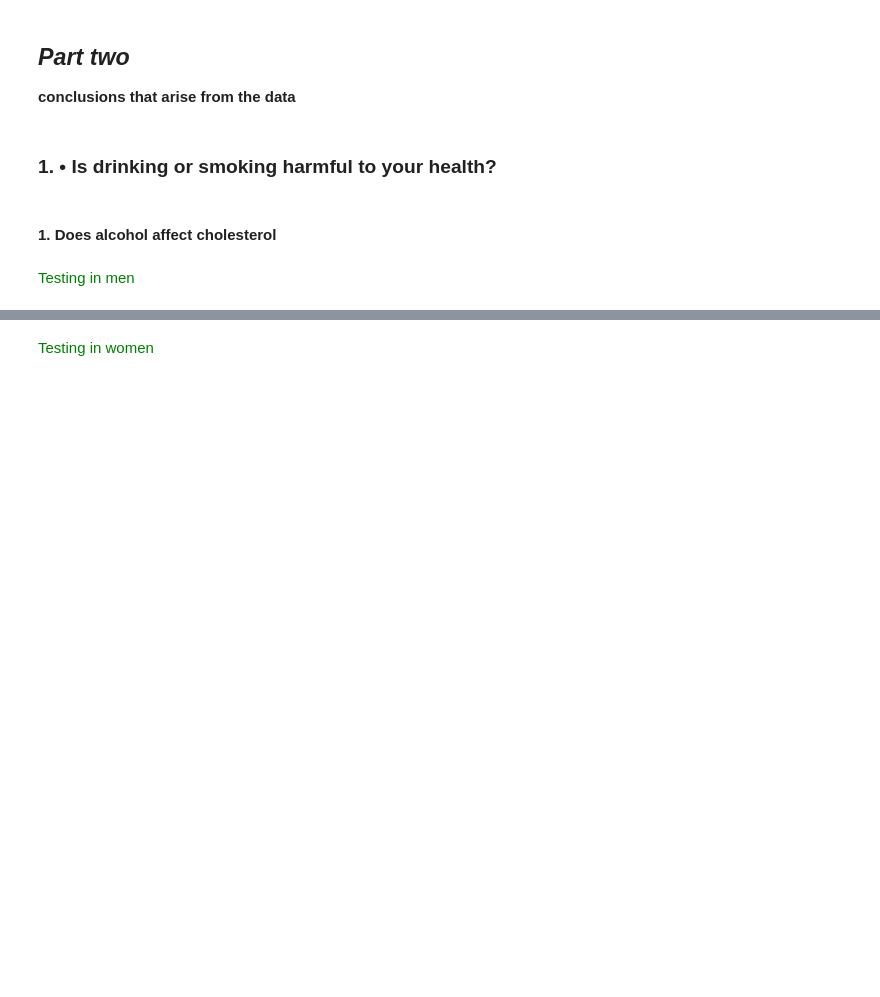
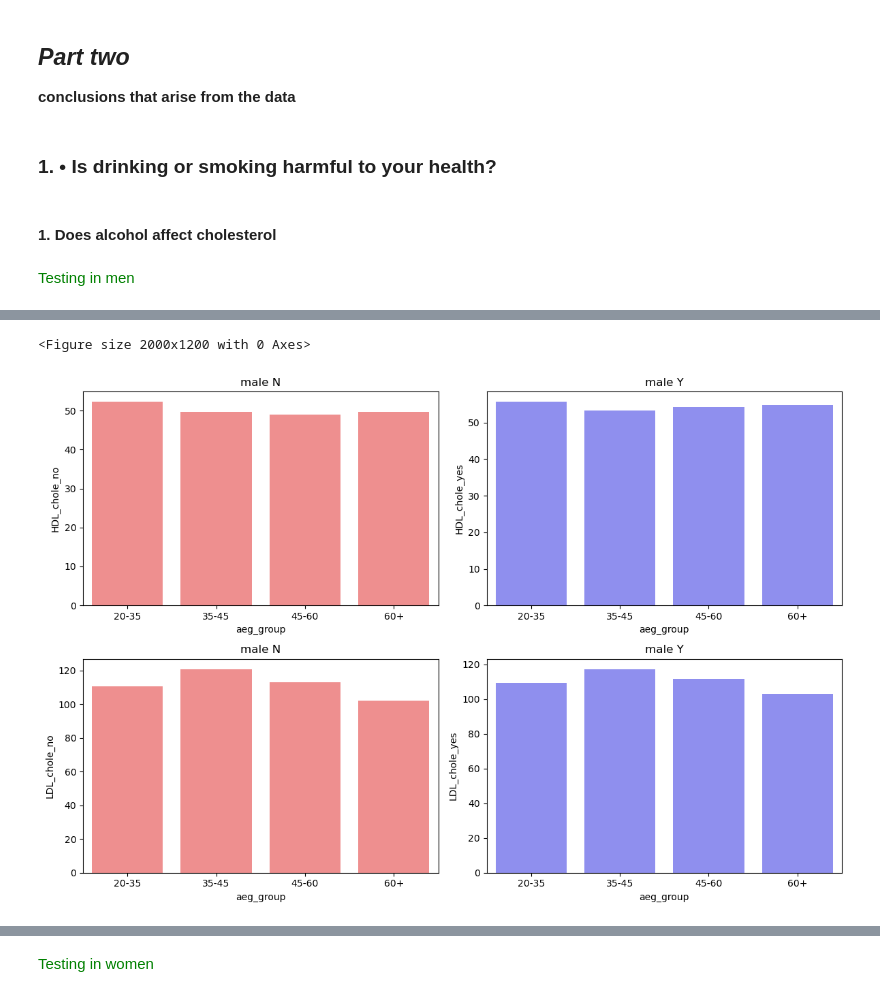
Before and after one commit to reuvenwel/project-1, a Jupyter notebook: גירסה 3.ipynb, the cells around one changed output, grey strips where cells are left out. Cells and saved outputs as stored; diff of their text form; code cells hidden in the pictures; blank space fills up the shorter version.

```diff
--- a/גירסה 3.ipynb
+++ b/גירסה 3.ipynb
@@ -367,34 +389,37 @@ fig, axes = plt.subplots(2,2, figsize=(12, 8))
 
 male_df1 = male_df[male_df["HDL_chole"]<300]
 male_df1 = male_df1[male_df1["LDL_chole"]<300]
-male_df1 = male_df1[male_df1["DRK_YN"] == "N"]
+male_df1 = male_df1[male_df1["DRK_YN"] == 0]
 male_df2 = male_df[male_df["HDL_chole"]<300]
 male_df2 = male_df2[male_df2["LDL_chole"]<300]
-male_df2 = male_df2[male_df2["DRK_YN"] == "Y"]
+male_df2 = male_df2[male_df2["DRK_YN"] == 1]
 
 male_df1_av = male_df1.groupby('aeg_group')['HDL_chole'].mean()
 male_df1_l_av = male_df1.groupby('aeg_group')['LDL_chole'].mean()
 
 male_df2_av = male_df2.groupby('aeg_group')['HDL_chole'].mean()
 male_df2_l_av = male_df2.groupby('aeg_group')['LDL_chole'].mean()
 
 
 male_df1_av= male_df1_av.to_frame(name="HDL_chole_no").reset_index()
 male_df1_l_av= male_df1_l_av.to_frame(name="LDL_chole_no").reset_index()
 
 male_df2_av= male_df2_av.to_frame(name="HDL_chole_yes").reset_index()
 male_df2_l_av= male_df2_l_av.to_frame(name="LDL_chole_yes").reset_index()
 
 
 sns.barplot(ax=axes[0,0], x=male_df1_av["aeg_group"], y=male_df1_av["HDL_chole_no"], color='red', alpha=0.5)
 sns.barplot(ax=axes[0,1], x=male_df2_av["aeg_group"], y=male_df2_av["HDL_chole_yes"], color='blue', alpha=0.5)
 
 sns.barplot(ax=axes[1,0], x=male_df1_l_av["aeg_group"], y=male_df1_l_av["LDL_chole_no"], color='red', alpha=0.5)
 sns.barplot(ax=axes[1,1], x=male_df2_l_av["aeg_group"], y=male_df2_l_av["LDL_chole_yes"], color='blue', alpha=0.5)
 
 axes[0,0].set_title('male N')
 axes[1,0].set_title('male N')
 axes[0,1].set_title('male Y')
 axes[1,1].set_title('male Y')
 plt.tight_layout()
 plt.show()
+# %% [output]
+<Figure size 2000x1200 with 0 Axes>
+[figure, added]
```
Also changed, not shown: parts of 16 cells of this notebook.
